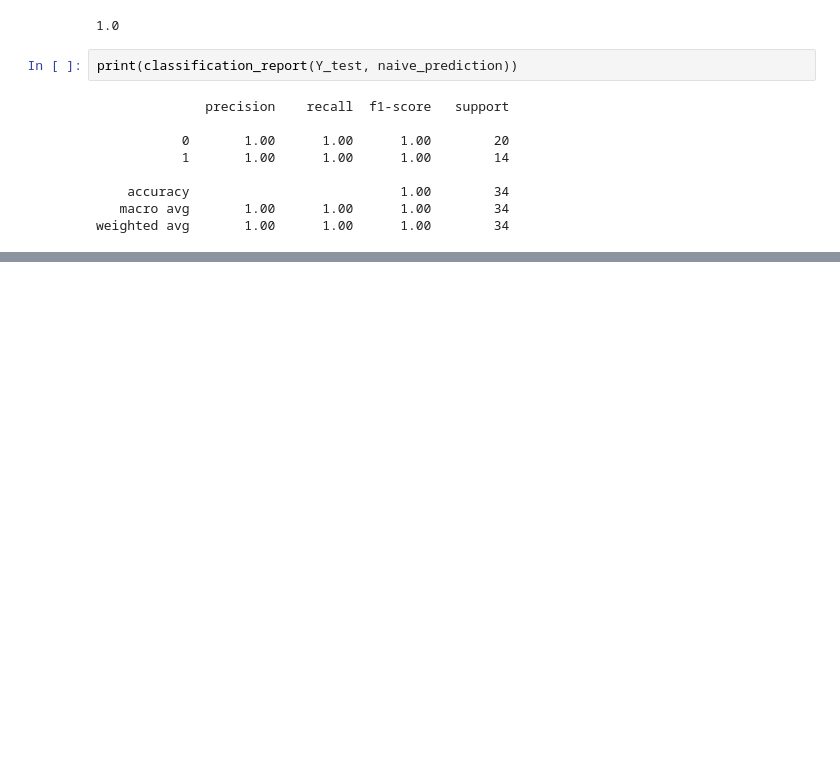
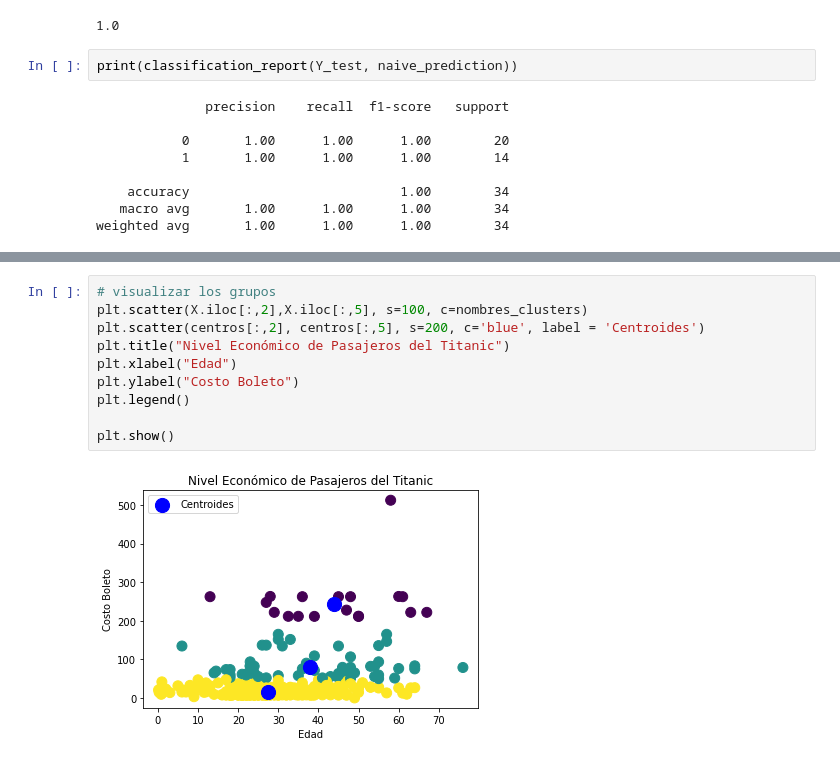
Before and after one commit to justNeto/SemanaTecAnalitica, a Jupyter notebook: TitanicDatasetAnalysis.ipynb, the cells around one changed output, grey strips where cells are left out. Saved outputs shown, nothing was run; the diff lists cells and outputs as text; blank space fills up the shorter version.

```diff
--- a/TitanicDatasetAnalysis.ipynb
+++ b/TitanicDatasetAnalysis.ipynb
@@ -302,0 +361,12 @@ weighted avg       1.00      1.00      1.00        34
+# %%
+# visualizar los grupos
+plt.scatter(X.iloc[:,2],X.iloc[:,5], s=100, c=nombres_clusters)
+plt.scatter(centros[:,2], centros[:,5], s=200, c='blue', label = 'Centroides')
+plt.title("Nivel Económico de Pasajeros del Titanic")
+plt.xlabel("Edad")
+plt.ylabel("Costo Boleto")
+plt.legend()
+
+plt.show()
+# %% [output]
+[figure, added]
```
Also changed, not shown: parts of 20 cells of this notebook.
